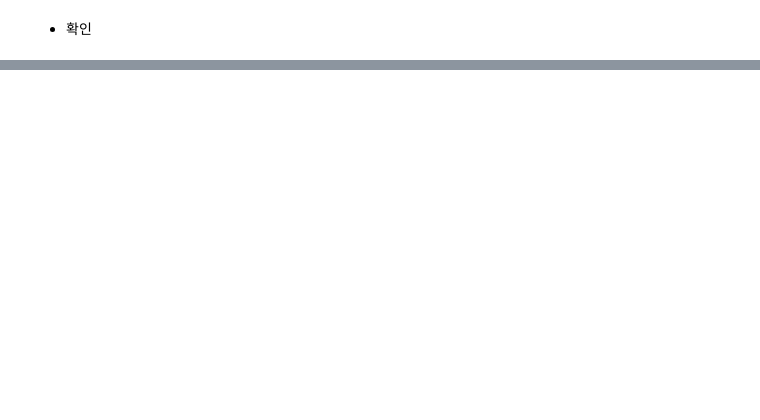
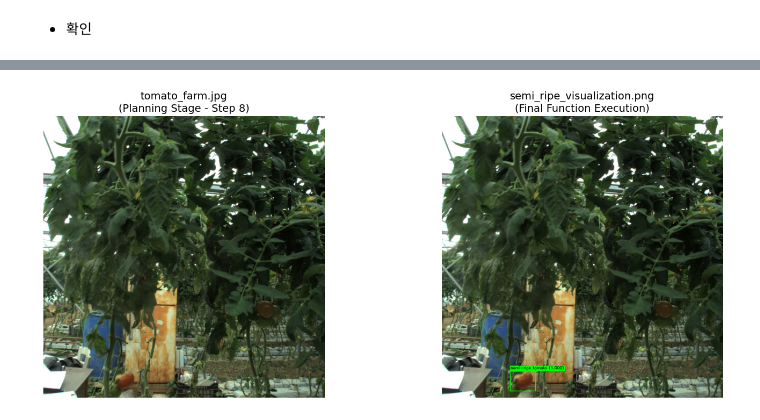
Before and after one commit to 02dumartin/vision-agent-scratch, a Jupyter notebook: notebook/vision-agnet_scratch2.ipynb, the cells around one changed output, grey strips where cells are left out. Saved outputs shown, nothing was run; the diff lists cells and outputs as text; code cells hidden in the pictures; blank space fills up the shorter version.

```diff
--- a/notebook/vision-agnet_scratch2.ipynb
+++ b/notebook/vision-agnet_scratch2.ipynb
@@ -1478,0 +2186,66 @@ BadRequestError: Error code: 400 - {'type': 'error', 'error': {'type': 'invalid_
+# %%
+from pathlib import Path
+from PIL import Image
+import matplotlib.pyplot as plt
+
+def visualize_bbox(
+    image_path: str,
+    bbox: list,
+    out_path: str = "semi_ripe_visualization.png",
+    label: str = "semi-ripe tomato",
+    conf: float = 1.0,
+):
+    import cv2
+
+    img = cv2.imread(image_path)
+    if img is None:
+        raise FileNotFoundError(f"Failed to read image: {image_path}")
+
+    x1, y1, x2, y2 = map(int, bbox)
+
+    # bbox 그리기
+    cv2.rectangle(img, (x1, y1), (x2, y2), (0, 255, 0), 4)
+
+    # 라벨 텍스트
+    text = f"{label} ({conf:.3f})"
+    (tw, th), baseline = cv2.getTextSize(text, cv2.FONT_HERSHEY_SIMPLEX, 0.9, 2)
+
+    # 텍스트 배경 박스 (이미지 밖으로 나가지 않게)
+    tx = x1
+    ty = max(y1 - 10, th + 10)
+    cv2.rectangle(img, (tx, ty - th - baseline), (tx + tw + 10, ty + baseline), (0, 255, 0), -1)
+    cv2.putText(img, text, (tx + 5, ty - 5), cv2.FONT_HERSHEY_SIMPLEX, 0.9, (0, 0, 0), 2)
+
+    # 저장
+    cv2.imwrite(out_path, img)
+    return out_path
+
+
+if __name__ == "__main__":
+    visualize_bbox(
+        image_path="data/tomato_farm.jpg",
+        bbox=[486, 1812, 666, 1952],
+        out_path="semi_ripe_visualization.png",
+        label="semi-ripe tomato",
+        conf=1.0,
+    )
+
+fig, axes = plt.subplots(1, 2, figsize=(16, 6))
+
+# 1. detected_tomatoes.png (Planning stage result)
+img1 = Image.open("data/tomato_farm.jpg")
+axes[0].imshow(img1)
+axes[0].axis('off')
+axes[0].set_title("tomato_farm.jpg\n(Planning Stage - Step 8)", fontsize=14)
+
+
+# 2. detected_objects.png (Final function execution result)
+img2 = Image.open("semi_ripe_visualization.png")
+axes[1].imshow(img2)
+axes[1].axis('off')
+axes[1].set_title("semi_ripe_visualization.png\n(Final Function Execution)", fontsize=14)
+
+plt.tight_layout()
+plt.show()
+# %% [output]
+[figure, added]
```
Also changed, not shown: parts of 32 cells of this notebook, 18 other files.
